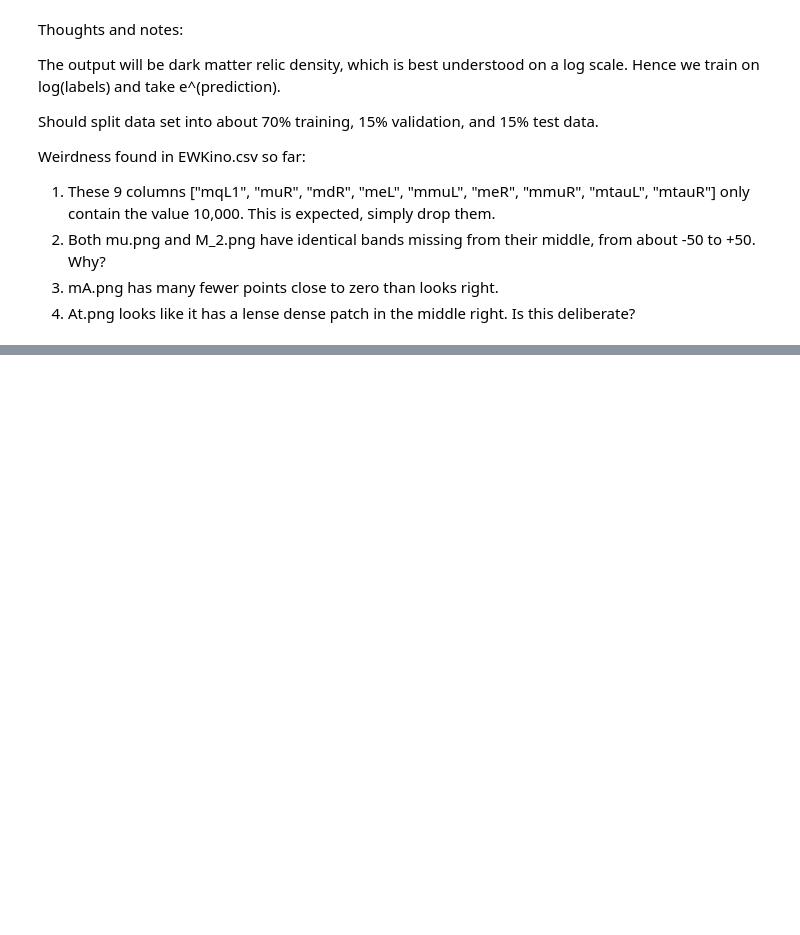
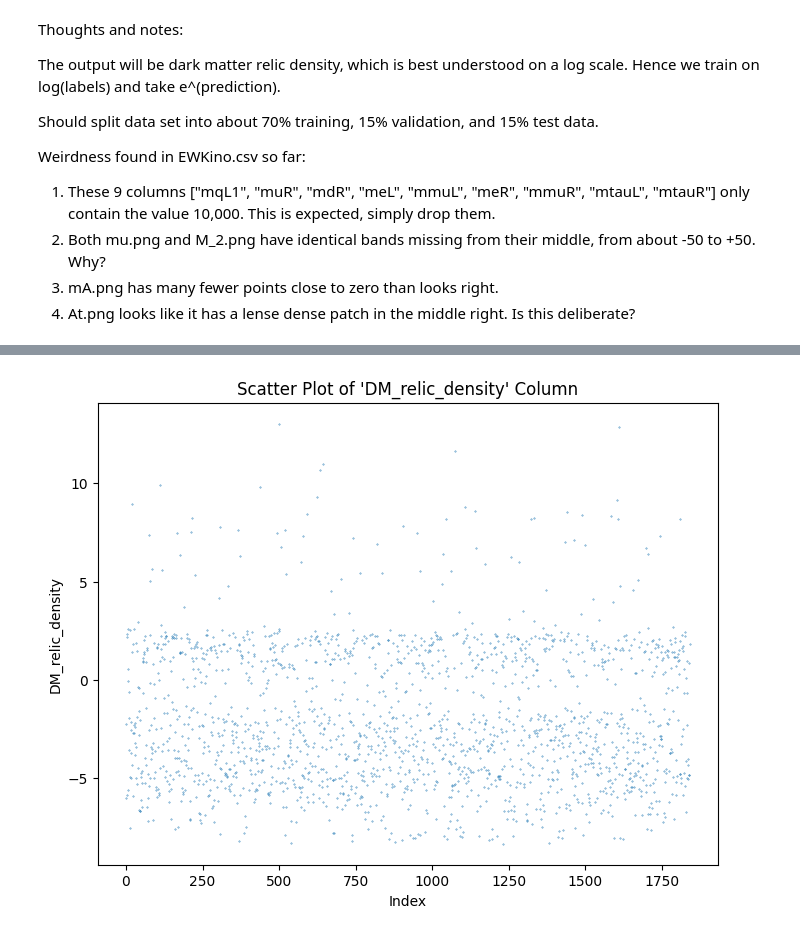
Before and after one commit to benvlasto/MPhys-Project, a Jupyter notebook: dark-matter-relic-density-model.ipynb, the cells around one changed output, grey strips where cells are left out. Cells and saved outputs as stored; diff of their text form; code cells hidden in the pictures; blank space fills up the shorter version.

```diff
--- a/dark-matter-relic-density-model.ipynb
+++ b/dark-matter-relic-density-model.ipynb
@@ -103,0 +128,5 @@ def build_model(): # Returns a compiled model, as K-fold cross validation involv
+# %%
+test = pd.read_csv("EWKino_test.csv")
+plot_scatter_from_df(test, "DM_relic_density")
+# %% [output]
+[figure, added]
```
Also changed, not shown: parts of 7 cells of this notebook, 1 other file.
